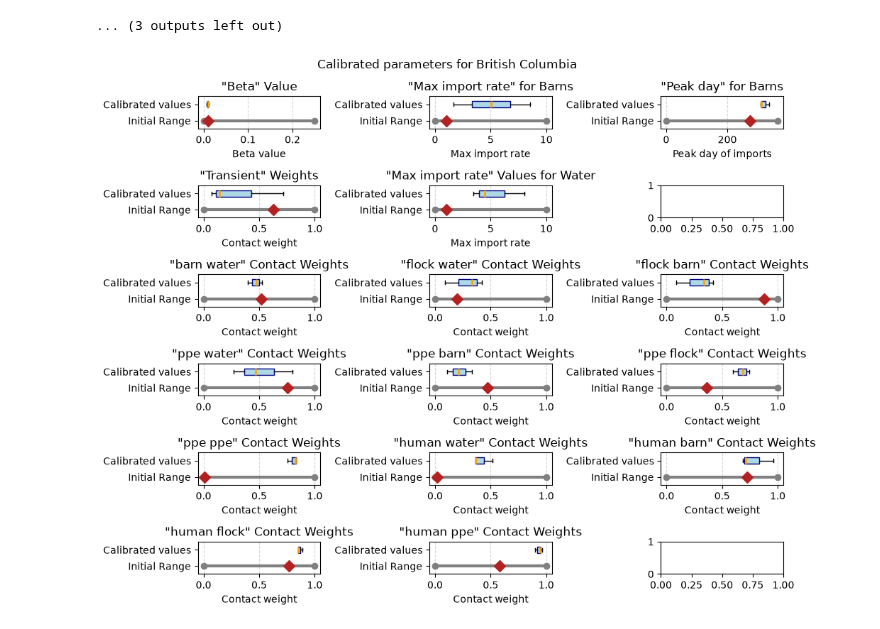
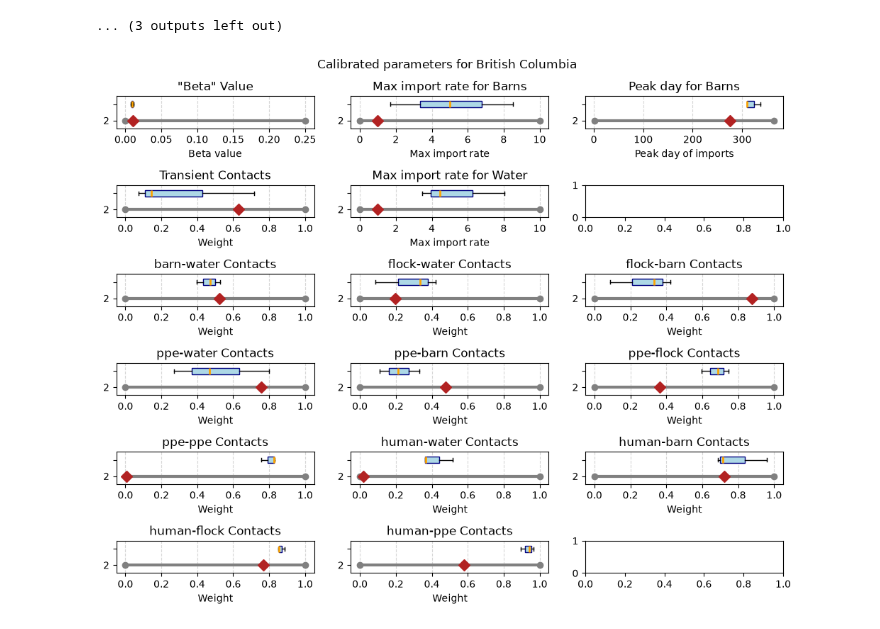
Before and after one commit to Flynn-Primrose/Zoonosim, a Jupyter notebook: workflows/Zoonosim_individual_provinces.ipynb, the cells around one changed output. Saved outputs shown, nothing was run; the diff lists cells and outputs as text; code cells hidden in the pictures.

```diff
--- a/workflows/Zoonosim_individual_provinces.ipynb
+++ b/workflows/Zoonosim_individual_provinces.ipynb
@@ -699,7 +699,7 @@ for province in provincial_results.keys():
            flierprops=dict(marker='x', markeredgecolor='red'))
     axs[0,0].set_ylim(0.5, 2.5)
     axs[0,0].set_yticks([1, 2])
-    axs[0,0].set_yticklabels(['Initial Range', 'Calibrated values'])
+    #axs[0,0].set_yticklabels(['Initial Range', 'Calibrated values'])
     axs[0,0].set_xlabel('Beta value')
     axs[0,0].set_title('"Beta" Value')
     axs[0,0].grid(axis='x', linestyle='--', alpha=0.5)
@@ -717,9 +717,9 @@ for province in provincial_results.keys():
             flierprops=dict(marker='x', markeredgecolor='red'))
     axs[0,1].set_ylim(0.5, 2.5)
     axs[0,1].set_yticks([1, 2])
-    axs[0,1].set_yticklabels(['Initial Range', 'Calibrated values'])
+    #axs[0,1].set_yticklabels(['Initial Range', 'Calibrated values'])
     axs[0,1].set_xlabel('Max import rate')
-    axs[0,1].set_title('"Max import rate" for Barns')
+    axs[0,1].set_title('Max import rate for Barns')
     axs[0,1].grid(axis='x', linestyle='--', alpha=0.5)
     #axs[0,1].legend(loc='lower left')
 
@@ -735,9 +735,9 @@ for province in provincial_results.keys():
             flierprops=dict(marker='x', markeredgecolor='red'))
     axs[0,2].set_ylim(0.5, 2.5)
     axs[0,2].set_yticks([1, 2])
-    axs[0,2].set_yticklabels(['Initial Range', 'Calibrated values'])
+    #axs[0,2].set_yticklabels(['Initial Range', 'Calibrated values'])
     axs[0,2].set_xlabel('Peak day of imports')
-    axs[0,2].set_title('"Peak day" for Barns')
+    axs[0,2].set_title('Peak day for Barns')
     axs[0,2].grid(axis='x', linestyle='--', alpha=0.5)
     #axs[0,2].legend(loc='lower left')
 
@@ -753,9 +753,9 @@ for province in provincial_results.keys():
             flierprops=dict(marker='x', markeredgecolor='red'))
     axs[1,1].set_ylim(0.5, 2.5)
     axs[1,1].set_yticks([1, 2])
-    axs[1,1].set_yticklabels(['Initial Range', 'Calibrated values'])
+    #axs[1,1].set_yticklabels(['Initial Range', 'Calibrated values'])
     axs[1,1].set_xlabel('Max import rate')
-    axs[1,1].set_title('"Max import rate" Values for Water')
+    axs[1,1].set_title('Max import rate for Water')
     axs[1,1].grid(axis='x', linestyle='--', alpha=0.5)
     #axs[1,1].legend(loc='lower left')
 
@@ -789,9 +789,9 @@ for province in provincial_results.keys():
            flierprops=dict(marker='x', markeredgecolor='red'))
     axs[1,0].set_ylim(0.5, 2.5)
     axs[1,0].set_yticks([1, 2])
-    axs[1,0].set_yticklabels(['Initial Range', 'Calibrated values'])
-    axs[1,0].set_xlabel('Contact weight')
-    axs[1,0].set_title('"Transient" Weights')
+    #axs[1,0].set_yticklabels(['Initial Range', 'Calibrated values'])
+    axs[1,0].set_xlabel('Weight')
+    axs[1,0].set_title('Transient Contacts')
     axs[1,0].grid(axis='x', linestyle='--', alpha=0.5)
     #axs[1,0].legend(loc='lower left')
 
@@ -807,9 +807,9 @@ for province in provincial_results.keys():
            flierprops=dict(marker='x', markeredgecolor='red'))
     axs[2,0].set_ylim(0.5, 2.5)
     axs[2,0].set_yticks([1, 2])
-    axs[2,0].set_yticklabels(['Initial Range', 'Calibrated values'])
-    axs[2,0].set_xlabel('Contact weight')
-    axs[2,0].set_title('"barn water" Contact Weights')
+    #axs[2,0].set_yticklabels(['Initial Range', 'Calibrated values'])
+    axs[2,0].set_xlabel('Weight')
+    axs[2,0].set_title('barn-water Contacts')
     axs[2,0].grid(axis='x', linestyle='--', alpha=0.5)
     #axs[2,0].legend(loc='lower left')
 
@@ -825,9 +825,9 @@ for province in provincial_results.keys():
            flierprops=dict(marker='x', markeredgecolor='red'))
     axs[2,1].set_ylim(0.5, 2.5)
     axs[2,1].set_yticks([1, 2])
-    axs[2,1].set_yticklabels(['Initial Range', 'Calibrated values'])
-    axs[2,1].set_xlabel('Contact weight')
-    axs[2,1].set_title('"flock water" Contact Weights')
+    #axs[2,1].set_yticklabels(['Initial Range', 'Calibrated values'])
+    axs[2,1].set_xlabel('Weight')
+    axs[2,1].set_title('flock-water Contacts')
     axs[2,1].grid(axis='x', linestyle='--', alpha=0.5)
     #axs[2,1].legend(loc='lower left')
 
@@ -843,9 +843,9 @@ for province in provincial_results.keys():
            flierprops=dict(marker='x', markeredgecolor='red'))
     axs[2,2].set_ylim(0.5, 2.5)
     axs[2,2].set_yticks([1, 2])
-    axs[2,2].set_yticklabels(['Initial Range', 'Calibrated values'])
-    axs[2,2].set_xlabel('Contact weight')
-    axs[2,2].set_title('"flock barn" Contact Weights')
+    #axs[2,2].set_yticklabels(['Initial Range', 'Calibrated values'])
+    axs[2,2].set_xlabel('Weight')
+    axs[2,2].set_title('flock-barn Contacts')
     axs[2,2].grid(axis='x', linestyle='--', alpha=0.5)
     #axs[2,2].legend(loc='lower left')
 
@@ -861,9 +861,9 @@ for province in provincial_results.keys():
            flierprops=dict(marker='x', markeredgecolor='red'))
     axs[3,0].set_ylim(0.5, 2.5)
     axs[3,0].set_yticks([1, 2])
-    axs[3,0].set_yticklabels(['Initial Range', 'Calibrated values'])
-    axs[3,0].set_xlabel('Contact weight')
-    axs[3,0].set_title('"ppe water" Contact Weights')
+    #axs[3,0].set_yticklabels(['Initial Range', 'Calibrated values'])
+    axs[3,0].set_xlabel('Weight')
+    axs[3,0].set_title('ppe-water Contacts')
     axs[3,0].grid(axis='x', linestyle='--', alpha=0.5)
     #axs[3,0].legend(loc='lower left')
 
@@ -879,9 +879,9 @@ for province in provincial_results.keys():
            flierprops=dict(marker='x', markeredgecolor='red'))
     axs[3,1].set_ylim(0.5, 2.5)
     axs[3,1].set_yticks([1, 2])
-    axs[3,1].set_yticklabels(['Initial Range', 'Calibrated values'])
-    axs[3,1].set_xlabel('Contact weight')
-    axs[3,1].set_title('"ppe barn" Contact Weights')
+    #axs[3,1].set_yticklabels(['Initial Range', 'Calibrated values'])
+    axs[3,1].set_xlabel('Weight')
+    axs[3,1].set_title('ppe-barn Contacts')
     axs[3,1].grid(axis='x', linestyle='--', alpha=0.5)
     #axs[3,1].legend(loc='lower left')
 
@@ -897,9 +897,9 @@ for province in provincial_results.keys():
            flierprops=dict(marker='x', markeredgecolor='red'))
     axs[3,2].set_ylim(0.5, 2.5)
     axs[3,2].set_yticks([1, 2])
-    axs[3,2].set_yticklabels(['Initial Range', 'Calibrated values'])
-    axs[3,2].set_xlabel('Contact weight')
-    axs[3,2].set_title('"ppe flock" Contact Weights')
+    #axs[3,2].set_yticklabels(['Initial Range', 'Calibrated values'])
+    axs[3,2].set_xlabel('Weight')
+    axs[3,2].set_title('ppe-flock Contacts')
     axs[3,2].grid(axis='x', linestyle='--', alpha=0.5)
     #axs[3,2].legend(loc='lower left')
 
@@ -915,9 +915,9 @@ for province in provincial_results.keys():
            flierprops=dict(marker='x', markeredgecolor='red'))
     axs[4,0].set_ylim(0.5, 2.5)
     axs[4,0].set_yticks([1, 2])
-    axs[4,0].set_yticklabels(['Initial Range', 'Calibrated values'])
-    axs[4,0].set_xlabel('Contact weight')
-    axs[4,0].set_title('"ppe ppe" Contact Weights')
+    #axs[4,0].set_yticklabels(['Initial Range', 'Calibrated values'])
+    axs[4,0].set_xlabel('Weight')
+    axs[4,0].set_title('ppe-ppe Contacts')
     axs[4,0].grid(axis='x', linestyle='--', alpha=0.5)
     #axs[4,0].legend(loc='lower left')
 
@@ -933,9 +933,9 @@ for province in provincial_results.keys():
            flierprops=dict(marker='x', markeredgecolor='red'))
     axs[4,1].set_ylim(0.5, 2.5)
     axs[4,1].set_yticks([1, 2])
-    axs[4,1].set_yticklabels(['Initial Range', 'Calibrated values'])
-    axs[4,1].set_xlabel('Contact weight')
-    axs[4,1].set_title('"human water" Contact Weights')
+    #axs[4,1].set_yticklabels(['Initial Range', 'Calibrated values'])
+    axs[4,1].set_xlabel('Weight')
+    axs[4,1].set_title('human-water Contacts')
     axs[4,1].grid(axis='x', linestyle='--', alpha=0.5)
     #axs[4,1].legend(loc='lower left')
 
@@ -951,15 +951,15 @@ for province in provincial_results.keys():
            flierprops=dict(marker='x', markeredgecolor='red'))
     axs[4,2].set_ylim(0.5, 2.5)
     axs[4,2].set_yticks([1, 2])
-    axs[4,2].set_yticklabels(['Initial Range', 'Calibrated values'])
-    axs[4,2].set_xlabel('Contact weight')
-    axs[4,2].set_title('"human barn" Contact Weights')
+    #axs[4,2].set_yticklabels(['Initial Range', 'Calibrated values'])
+    axs[4,2].set_xlabel('Weight')
+    axs[4,2].set_title('human-barn Contacts')
     axs[4,2].grid(axis='x', linestyle='--', alpha=0.5)
     #axs[4,2].legend(loc='lower left')
 
     #  human_flock weight
 
-    axs[5,0].hlines(y=1, xmin=calibration_pars['beta_layer']['human_flock'][1], xmax=calibration_pars['beta_layer']['barn_water'][2], colors='gray', linewidth=3, label='Human flock contact weight')
+    axs[5,0].hlines(y=1, xmin=calibration_pars['beta_layer']['human_flock'][1], xmax=calibration_pars['beta_layer']['human_flock'][2], colors='gray', linewidth=3, label='Human flock contact weight')
     axs[5,0].plot(calibration_pars['beta_layer']['human_flock'][1], 1, 'o', color='gray') # Cap start
     axs[5,0].plot(calibration_pars['beta_layer']['human_flock'][2], 1, 'o', color='gray') # Cap end
     axs[5,0].plot(calibration_pars['beta_layer']['human_flock'][0], 1, marker='D', color='firebrick', markersize=8, label=f'Seed Value ({calibration_pars['beta_layer']['human_flock'][0]})')
@@ -969,9 +969,9 @@ for province in provincial_results.keys():
            flierprops=dict(marker='x', markeredgecolor='red'))
     axs[5,0].set_ylim(0.5, 2.5)
     axs[5,0].set_yticks([1, 2])
-    axs[5,0].set_yticklabels(['Initial Range', 'Calibrated values'])
-    axs[5,0].set_xlabel('Contact weight')
-    axs[5,0].set_title('"human flock" Contact Weights')
+    #axs[5,0].set_yticklabels(['Initial Range', 'Calibrated values'])
+    axs[5,0].set_xlabel('Weight')
+    axs[5,0].set_title('human-flock Contacts')
     axs[5,0].grid(axis='x', linestyle='--', alpha=0.5)
     #axs[5,0].legend(loc='lower left')
 
@@ -984,34 +984,34 @@ for province in provincial_results.keys():
     axs[5,1].boxplot(provincial_results[province]['beta_layer']['human_ppe'], vert=False, positions=[2], widths=0.4, patch_artist=True,
            boxprops=dict(facecolor='lightblue', color='navy'),
            medianprops=dict(color='orange', linewidth=2),
            flierprops=dict(marker='x', markeredgecolor='red'))
     axs[5,1].set_ylim(0.5, 2.5)
     axs[5,1].set_yticks([1, 2])
-    axs[5,1].set_yticklabels(['Initial Range', 'Calibrated values'])
-    axs[5,1].set_xlabel('Contact weight')
-    axs[5,1].set_title('"human ppe" Contact Weights')
+    #axs[5,1].set_yticklabels(['Initial Range', 'Calibrated values'])
+    axs[5,1].set_xlabel('Weight')
+    axs[5,1].set_title('human-ppe Contacts')
     axs[5,1].grid(axis='x', linestyle='--', alpha=0.5)
     #axs[5,1].legend(loc='lower left')
 
     #  human_human weight
     #  Unused since there is no human to human transmission in these models
 #     axs[5,2].hlines(y=1, xmin=calibration_pars['beta_layer']['human_human'][1], xmax=calibration_pars['beta_layer']['barn_water'][2], colors='gray', linewidth=3, label='Human human contact weight')
 #     axs[5,2].plot(calibration_pars['beta_layer']['human_human'][1], 1, 'o', color='gray') # Cap start
 #     axs[5,2].plot(calibration_pars['beta_layer']['human_human'][2], 1, 'o', color='gray') # Cap end
 #     axs[5,2].plot(calibration_pars['beta_layer']['human_human'][0], 1, marker='D', color='firebrick', markersize=8, label=f'Seed Value ({calibration_pars['beta_layer']['human_human'][0]})')
 #     axs[5,2].boxplot(provincial_results[province]['beta_layer']['human_human'], vert=False, positions=[2], widths=0.4, patch_artist=True,
 #            boxprops=dict(facecolor='lightblue', color='navy'),
 #            medianprops=dict(color='orange', linewidth=2),
 #            flierprops=dict(marker='x', markeredgecolor='red'))
 #     axs[5,2].set_ylim(0.5, 2.5)
 #     axs[5,2].set_yticks([1, 2])
 #     axs[5,2].set_yticklabels(['Initial Range', 'Calibrated values'])
 #     axs[5,2].set_xlabel('Contact weight')
 #     axs[5,2].set_title('Calibrated "human human" Contact Weights vs Initial Range and Seed')
 #     axs[5,2].grid(axis='x', linestyle='--', alpha=0.5)
 #     axs[5,2].legend(loc='lower left')
 
     plt.tight_layout()
     plt.show()
 # %% [output]
-[figure, old version]
+[figure, new version]
```
Also changed, not shown: parts of 2 cells of this notebook, 10 other files.
